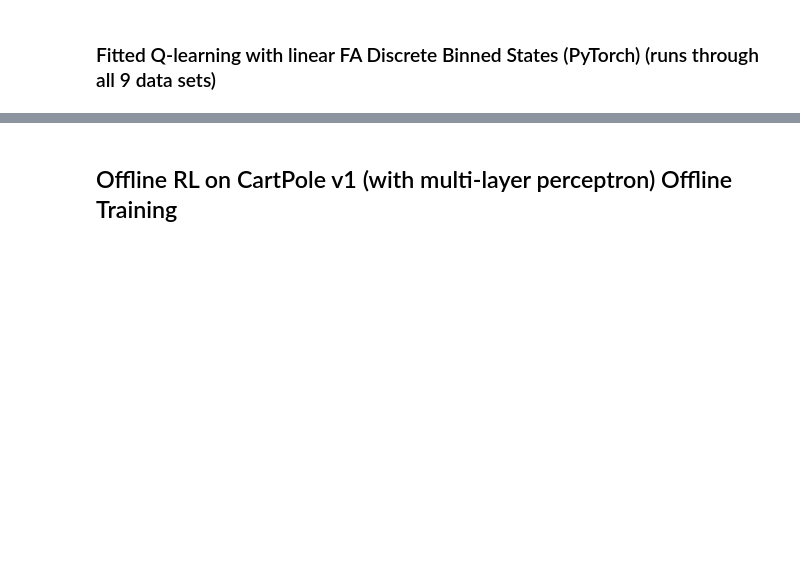
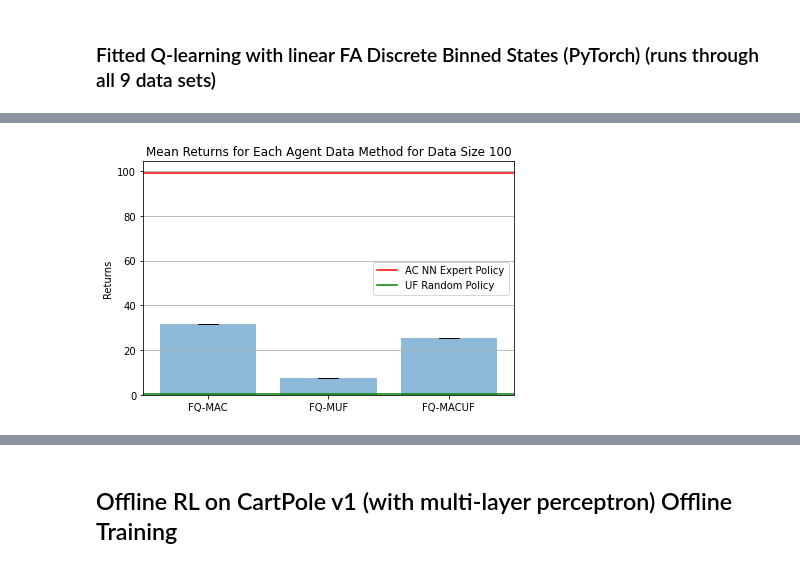
Before and after one commit to Jawing/COMP-579-A3, a Jupyter notebook: assignment3.ipynb, the cells around one changed output, grey strips where cells are left out. Saved outputs shown, nothing was run; the diff lists cells and outputs as text; code cells hidden in the pictures; blank space fills up the shorter version.

```diff
--- a/assignment3.ipynb
+++ b/assignment3.ipynb
@@ -1717,0 +1776,96 @@ learning_rate = 0.0001
+# %%
+#calculate the average return of the expert ac nn and uf random policy
+mean_rewards_ac_nn = np.mean(np.mean(rewards_ac_nn[:,:], axis=0))
+mean_rewards_uf = np.mean(np.mean(rewards_uf[:,:], axis=0))
+
+#caluclate the mean and standard deviation of the rewards for each agent data method for each data size
+#data size 100
+mean_rewards_fq_mac_d1 = np.mean(rewards_fq[0])
+std_rewards_fq_mac_d1 = np.std(rewards_fq[0])
+mean_rewards_fq_muf_d1 = np.mean(rewards_fq[1])
+std_rewards_fq_muf_d1 = np.std(rewards_fq[1])
+mean_rewards_fq_macuf_d1 = np.mean(rewards_fq[2])
+std_rewards_fq_macuf_d1 = np.std(rewards_fq[2])
+#data size 250
+mean_rewards_fq_mac_d2 = np.mean(rewards_fq[3])
+std_rewards_fq_mac_d2 = np.std(rewards_fq[3])
+mean_rewards_fq_muf_d2 = np.mean(rewards_fq[4])
+std_rewards_fq_muf_d2 = np.std(rewards_fq[4])
+mean_rewards_fq_macuf_d2 = np.mean(rewards_fq[5])
+std_rewards_fq_macuf_d2 = np.std(rewards_fq[5])
+#data size 500
+mean_rewards_fq_mac_d3 = np.mean(rewards_fq[6])
+std_rewards_fq_mac_d3 = np.std(rewards_fq[6])
+mean_rewards_fq_muf_d3 = np.mean(rewards_fq[7])
+std_rewards_fq_muf_d3 = np.std(rewards_fq[7])
+mean_rewards_fq_macuf_d3 = np.mean(rewards_fq[8])
+std_rewards_fq_macuf_d3 = np.std(rewards_fq[8])
+
+
+# for data size 100 plot in a bar chart the mean and standard deviation of the rewards for each agent data method
+x_labels = ['FQ-MAC', 'FQ-MUF', 'FQ-MACUF']
+means = [mean_rewards_fq_mac_d1, mean_rewards_fq_muf_d1, mean_rewards_fq_macuf_d1]
+stds = [std_rewards_fq_mac_d1, std_rewards_fq_muf_d1, std_rewards_fq_macuf_d1]
+
+fig, ax = plt.subplots()
+ax.bar(x_labels, means, yerr=stds, align='center', alpha=0.5, ecolor='black', capsize=10)
+ax.set_ylabel('Returns')
+ax.set_title('Mean Returns for Each Agent Data Method for Data Size 100')
+ax.yaxis.grid(True)
+
+# draw horizontal line at the mean of the expert data and uf random policy
+plt.axhline(y=mean_rewards_ac_nn, color='r', linestyle='-', label='AC NN Expert Policy')
+plt.axhline(y=mean_rewards_uf, color='g', linestyle='-', label='UF Random Policy')
+
+# Display the plot
+plt.tight_layout()
+plt.legend()
+plt.show()
+
+
+
+# for data size 250 plot in a bar chart the mean and standard deviation of the rewards for each agent data method
+x_labels = ['FQ-MAC', 'FQ-MUF', 'FQ-MACUF']
+means = [mean_rewards_fq_mac_d2, mean_rewards_fq_muf_d2, mean_rewards_fq_macuf_d2]
+stds = [std_rewards_fq_mac_d2, std_rewards_fq_muf_d2, std_rewards_fq_macuf_d2]
+
+fig, ax = plt.subplots()
+ax.bar(x_labels, means, yerr=stds, align='center', alpha=0.5, ecolor='black', capsize=10)
+ax.set_ylabel('Returns')
+ax.set_title('Mean Returns for Each Agent Data Method for Data Size 250')
+ax.yaxis.grid(True)
+
+# draw horizontal line at the mean of the expert data and uf random policy
+plt.axhline(y=mean_rewards_ac_nn, color='r', linestyle='-', label='AC NN Expert Policy')
+plt.axhline(y=mean_rewards_uf, color='g', linestyle='-', label='UF Random Policy')
+
+
+# Display the plot
+plt.tight_layout()
+plt.legend()
+plt.show()
+
+
+
+# for data size 250 plot in a bar chart the mean and standard deviation of the rewards for each agent data method
+x_labels = ['FQ-MAC', 'FQ-MUF', 'FQ-MACUF']
+means = [mean_rewards_fq_mac_d3, mean_rewards_fq_muf_d3, mean_rewards_fq_macuf_d3]
+stds = [std_rewards_fq_mac_d3, std_rewards_fq_muf_d3, std_rewards_fq_macuf_d3]
+
+fig, ax = plt.subplots()
+ax.bar(x_labels, means, yerr=stds, align='center', alpha=0.5, ecolor='black', capsize=10)
+ax.set_ylabel('Returns')
+ax.set_title('Mean Returns for Each Agent Data Method for Data Size 500')
+ax.yaxis.grid(True)
+
+# draw horizontal line at the mean of the expert data and uf random policy
+plt.axhline(y=mean_rewards_ac_nn, color='r', linestyle='-', label='AC NN Expert Policy')
+plt.axhline(y=mean_rewards_uf, color='g', linestyle='-', label='UF Random Policy')
+
+
+# Display the plot
+plt.tight_layout()
+plt.legend()
+plt.show()
+# %% [output]
+[figure, added]
```
Also changed, not shown: parts of 26 cells of this notebook, 7 other files.
